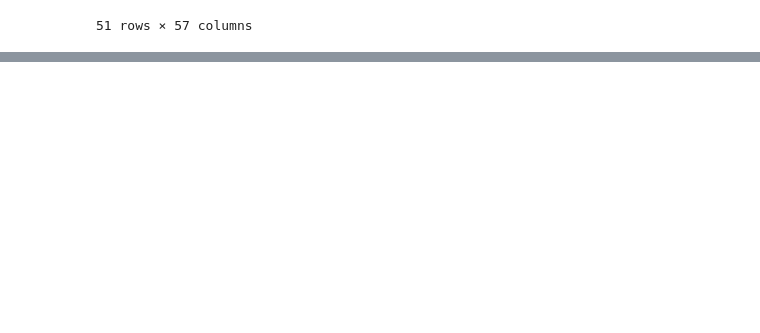
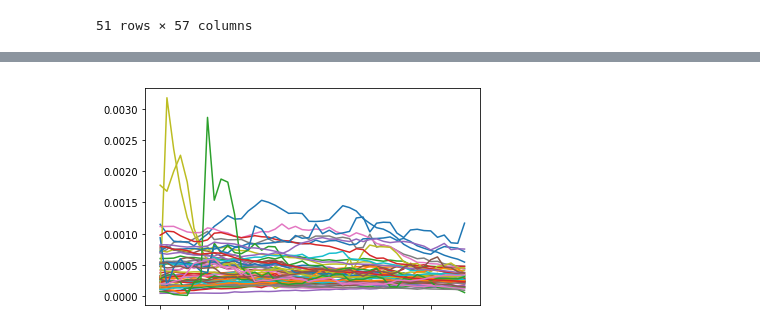
Before and after one commit to robinleoknauth/time_series_project, a Jupyter notebook: carbon_emissions_EDA.ipynb, the cells around one changed output, grey strips where cells are left out. Saved outputs shown, nothing was run; the diff lists cells and outputs as text; code cells hidden in the pictures; blank space fills up the shorter version.

```diff
--- a/carbon_emissions_EDA.ipynb
+++ b/carbon_emissions_EDA.ipynb
@@ -324,0 +327,11 @@ betas = {}
+# %%
+# betas = {}
+df_ratios = df_gdp_transpose.copy()
+
+for year in select_years:
+
+    for country in df_gdp_transpose.columns:
+#         print(year)
+#         print(country)
+        year1 = str(year).strip()
+        df_ratios.loc[year1][country] = df_co2_transpose.loc[year1][country] / df_gdp_transpose.loc[year1][country]
@@ -324,0 +359,2 @@ betas = {}
+# %%
+df_ratios_train = df_ratios.iloc[0:46]
@@ -324,0 +382,7 @@ betas = {}
+# %%
+for country in df_ratios_train.columns:
+
+    series = df_ratios_train[country]
+    series.plot()
+# %% [output]
+[figure, added]
```
Also changed, not shown: parts of 8 cells of this notebook.
